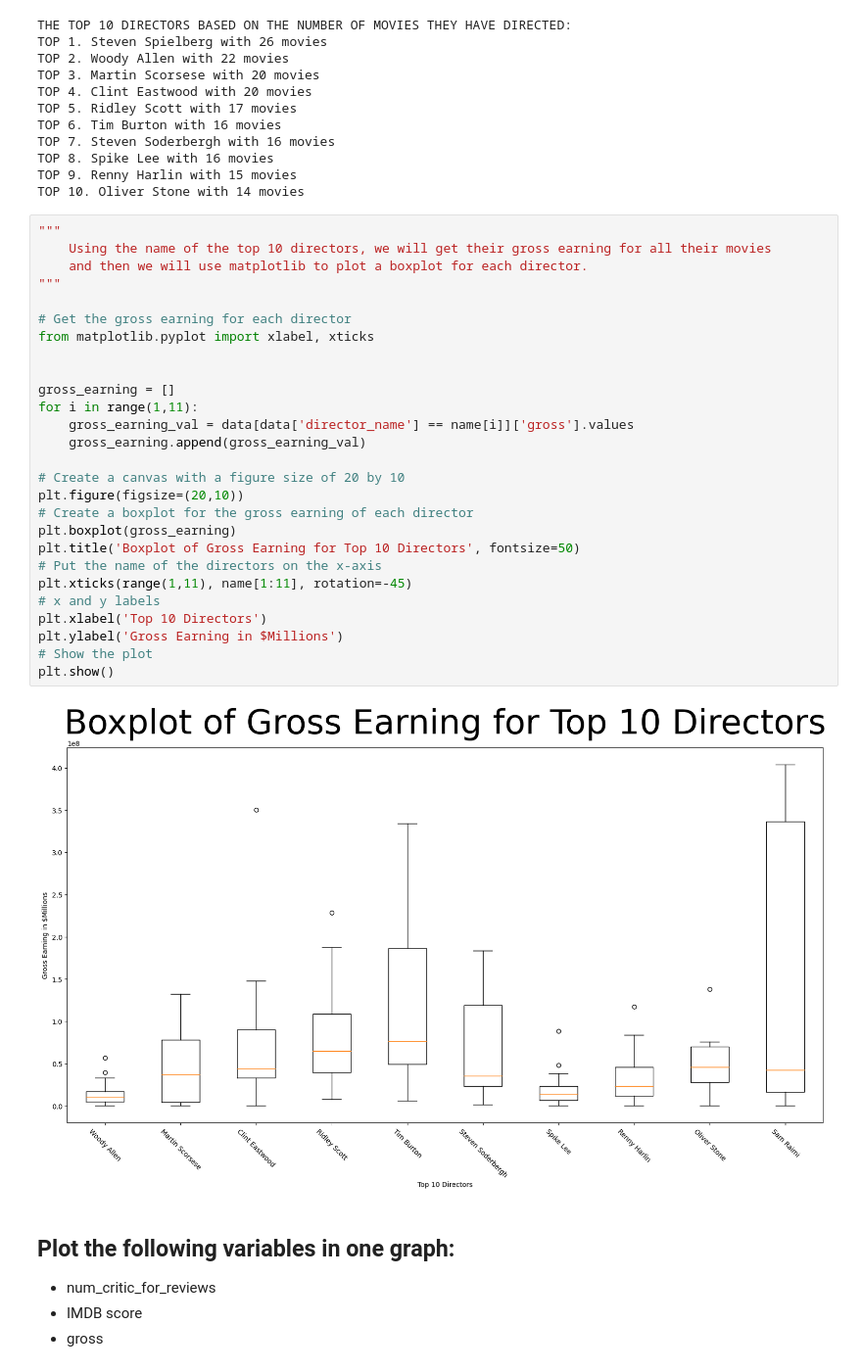
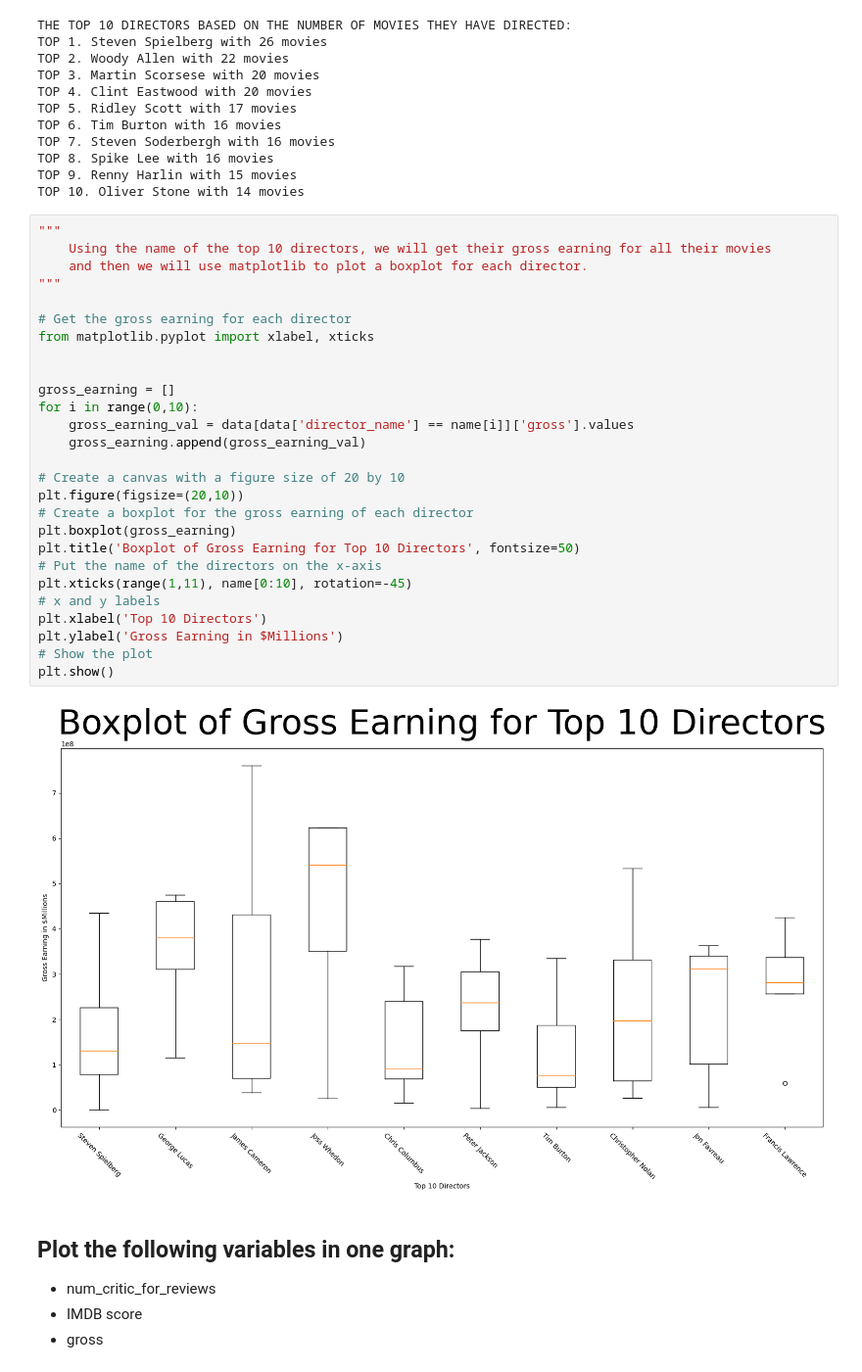
Before and after one commit to GravitonXD/OLARTE_ML, a Jupyter notebook: HW2/[hw2].ipynb, the cells around one changed output. Shown at 98% size. Drawn from its saved outputs; the diff is of its cells as text.

```diff
--- a/HW2/[hw2].ipynb
+++ b/HW2/[hw2].ipynb
@@ -43,32 +43,32 @@ TOP 10. Oliver Stone with 14 movies
 # %%
 """
     Using the name of the top 10 directors, we will get their gross earning for all their movies
     and then we will use matplotlib to plot a boxplot for each director.
 """
 
 # Get the gross earning for each director
 from matplotlib.pyplot import xlabel, xticks
 
 
 gross_earning = []
-for i in range(1,11):
+for i in range(0,10):
     gross_earning_val = data[data['director_name'] == name[i]]['gross'].values
     gross_earning.append(gross_earning_val)
 
 # Create a canvas with a figure size of 20 by 10
 plt.figure(figsize=(20,10))
 # Create a boxplot for the gross earning of each director
 plt.boxplot(gross_earning)
 plt.title('Boxplot of Gross Earning for Top 10 Directors', fontsize=50)
 # Put the name of the directors on the x-axis
-plt.xticks(range(1,11), name[1:11], rotation=-45)
+plt.xticks(range(1,11), name[0:10], rotation=-45)
 # x and y labels
 plt.xlabel('Top 10 Directors')
 plt.ylabel('Gross Earning in $Millions')
 # Show the plot
 plt.show()
 # %% [output]
-[figure, old version]
+[figure, new version]
 # %% [markdown]
 ## Plot the following variables in one graph:
 
```
Also changed, not shown: parts of 1 cell of this notebook.
